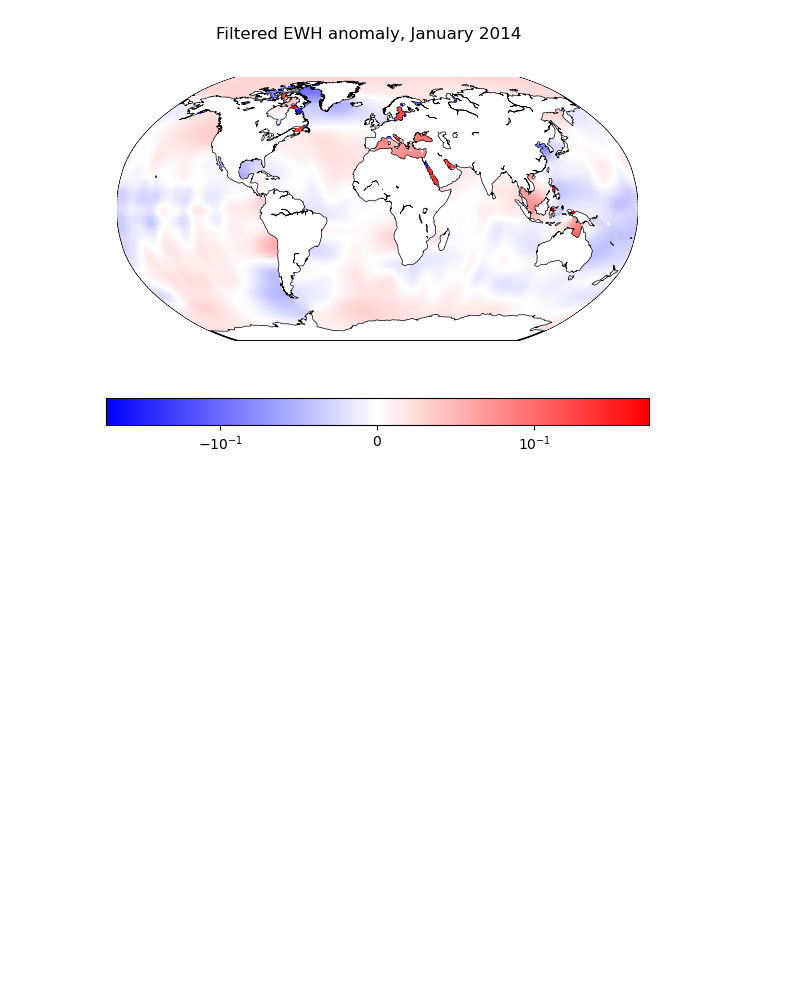
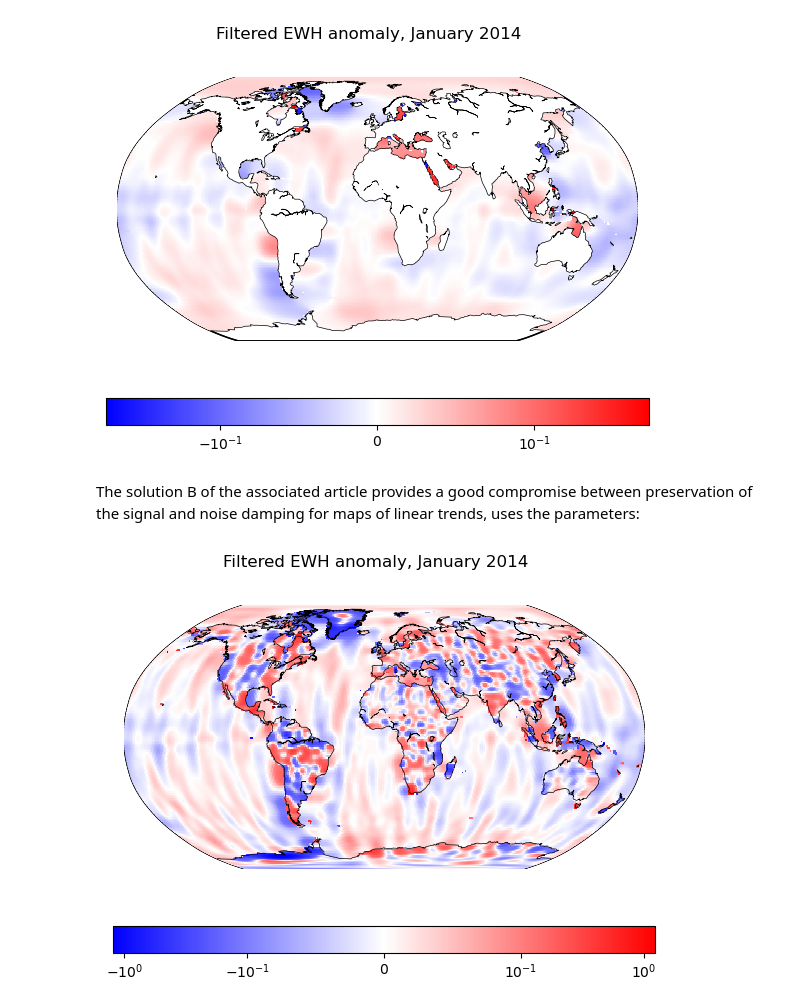
Before and after one commit to ogoux/diffusion_filter, a Jupyter notebook: demo/demo_diffusion.ipynb, the cells around one changed output. Saved outputs shown, nothing was run; the diff lists cells and outputs as text; code cells hidden in the pictures; blank space fills up the shorter version.

```diff
--- a/demo/demo_diffusion.ipynb
+++ b/demo/demo_diffusion.ipynb
@@ -164,3 +176,25 @@ filtered_ewh = dif.diffusion_filter(ewh, D, M, water_ratio = water_ratio,out_of_
 plot_anomaly(filtered_ewh, "Filtered EWH anomaly, January 2014")
 # %% [output]
 [figure]
+# %% [markdown]
+The solution B of the associated article provides a good compromise between preservation of the signal and noise damping for maps of linear trends, uses the parameters:
+# %%
+
+D = (170E3, # Along North-South direction on the ocean
+     220E3, # Along East-West direction on the ocean
+     50E3, # Along North-South direction on land
+     150E3) # Along North-South direction on land
+M = 8
+
+
+
+# Filter the solution
+filtered_ewh = dif.diffusion_filter(ewh, D, M,
+                                    water_ratio = water_ratio,
+                                    boundary_mask = mask,
+                                    boundary_inflation_factor =1 ,
+                                    boundary_inflation_range=1,
+                                    latitude_variability = (1,1))
+plot_anomaly(filtered_ewh, "Filtered EWH anomaly, January 2014")
+# %% [output]
+[figure, added]
```
Also changed, not shown: parts of 8 cells of this notebook, 4 other files.
